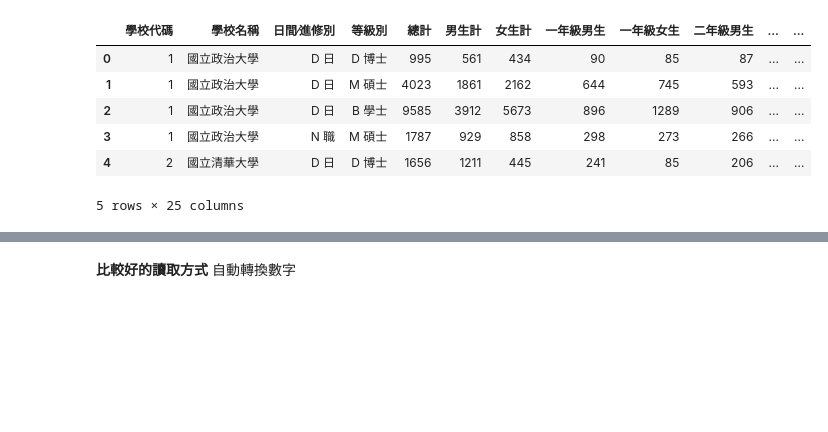
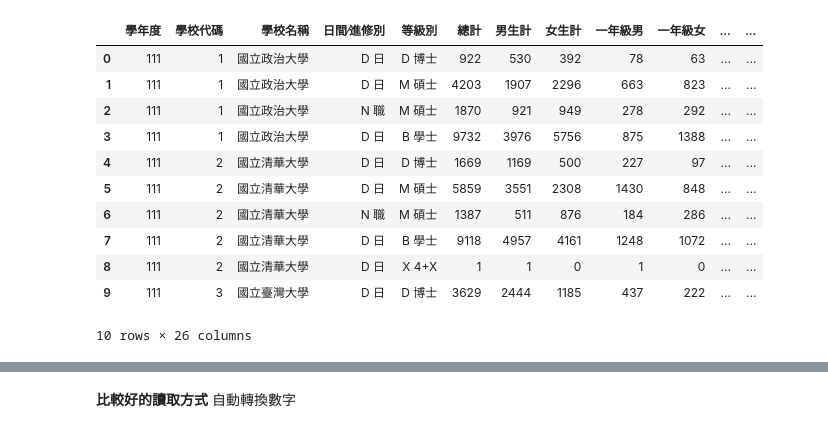
Before and after one commit to tjwei/AICA30019, a Jupyter notebook: 03-pandas_and_polars/01-pandas_intro.ipynb, the cells around one changed output, grey strips where cells are left out. Drawn from its saved outputs; the diff is of its cells as text; code cells hidden in the pictures; blank space fills up the shorter version.

```diff
--- a/03-pandas_and_polars/01-pandas_intro.ipynb
+++ b/03-pandas_and_polars/01-pandas_intro.ipynb
@@ -2,14 +2,19 @@
 %matplotlib inline
 import pandas as pd
 # %%
-df = pd.read_csv("http://stats.moe.gov.tw/files/detail/108/108_student.csv", thousands=',');
+df = pd.read_csv("http://stats.moe.gov.tw/files/detail/111/111_student.csv", thousands=',');
 # %%
-df.head()
+df.head(10)
 # %% [output]
-|  | 學校代碼 | 學校名稱 | 日間∕進修別 | 等級別 | 總計 | 男生計 | 女生計 | 一年級男生 | 一年級女生 | 二年級男生 | ... | ... |
-| 0 | 1 | 國立政治大學 | D 日 | D 博士 | 995 | 561 | 434 | 90 | 85 | 87 | ... | ... |
-| 1 | 1 | 國立政治大學 | D 日 | M 碩士 | 4023 | 1861 | 2162 | 644 | 745 | 593 | ... | ... |
-| 2 | 1 | 國立政治大學 | D 日 | B 學士 | 9585 | 3912 | 5673 | 896 | 1289 | 906 | ... | ... |
-| 3 | 1 | 國立政治大學 | N 職 | M 碩士 | 1787 | 929 | 858 | 298 | 273 | 266 | ... | ... |
-| 4 | 2 | 國立清華大學 | D 日 | D 博士 | 1656 | 1211 | 445 | 241 | 85 | 206 | ... | ... |
+|  | 學年度 | 學校代碼 | 學校名稱 | 日間∕進修別 | 等級別 | 總計 | 男生計 | 女生計 | 一年級男 | 一年級女 | ... | ... |
+| 0 | 111 | 1 | 國立政治大學 | D 日 | D 博士 | 922 | 530 | 392 | 78 | 63 | ... | ... |
+| 1 | 111 | 1 | 國立政治大學 | D 日 | M 碩士 | 4203 | 1907 | 2296 | 663 | 823 | ... | ... |
+| 2 | 111 | 1 | 國立政治大學 | N 職 | M 碩士 | 1870 | 921 | 949 | 278 | 292 | ... | ... |
+| 3 | 111 | 1 | 國立政治大學 | D 日 | B 學士 | 9732 | 3976 | 5756 | 875 | 1388 | ... | ... |
+| 4 | 111 | 2 | 國立清華大學 | D 日 | D 博士 | 1669 | 1169 | 500 | 227 | 97 | ... | ... |
+| 5 | 111 | 2 | 國立清華大學 | D 日 | M 碩士 | 5859 | 3551 | 2308 | 1430 | 848 | ... | ... |
+| 6 | 111 | 2 | 國立清華大學 | N 職 | M 碩士 | 1387 | 511 | 876 | 184 | 286 | ... | ... |
+| 7 | 111 | 2 | 國立清華大學 | D 日 | B 學士 | 9118 | 4957 | 4161 | 1248 | 1072 | ... | ... |
+| 8 | 111 | 2 | 國立清華大學 | D 日 | X 4+X | 1 | 1 | 0 | 1 | 0 | ... | ... |
+| 9 | 111 | 3 | 國立臺灣大學 | D 日 | D 博士 | 3629 | 2444 | 1185 | 437 | 222 | ... | ... |
-5 rows × 25 columns
+10 rows × 26 columns
```
Also changed, not shown: parts of 33 cells of this notebook, 1 other file.
